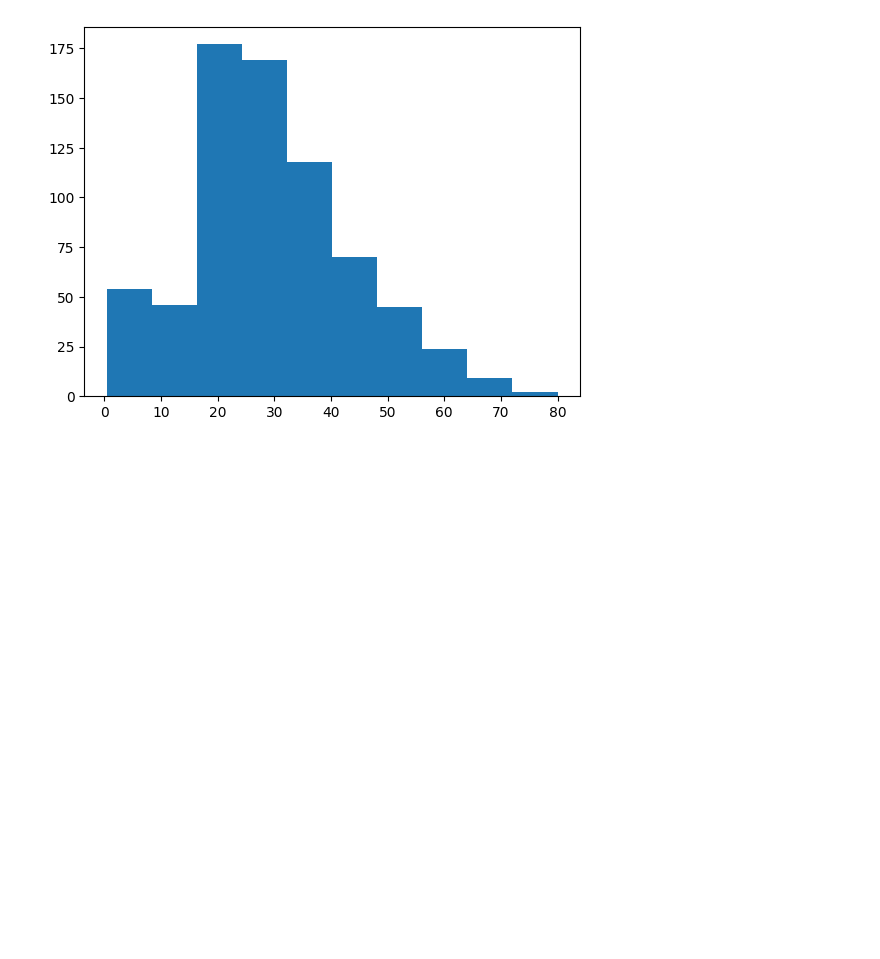
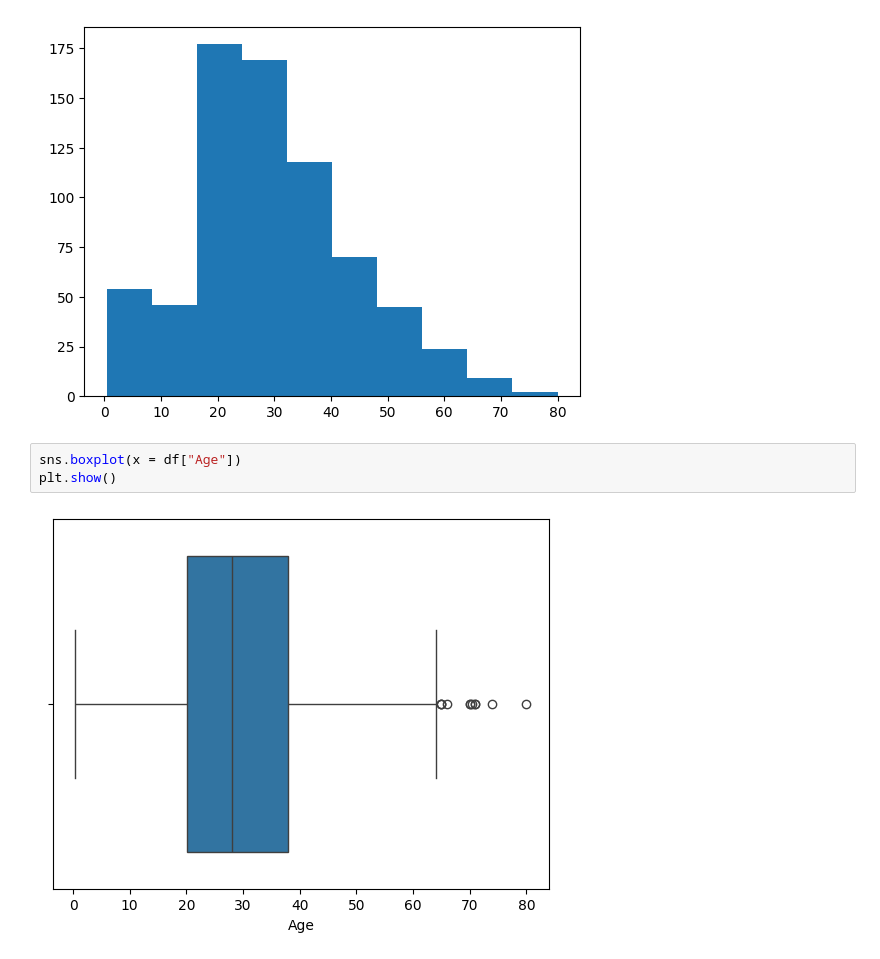
Before and after one commit to pavithramg11/PythonPlay, a Jupyter notebook: day9/revision.ipynb, the cells around one changed output. Cells and saved outputs as stored; diff of their text form; blank space fills up the shorter version.

```diff
--- a/day9/revision.ipynb
+++ b/day9/revision.ipynb
@@ -82,3 +82,8 @@ plt.hist(df["Age"])
         64.084, 72.042, 80.   ]),
  <BarContainer object of 10 artists>)
 [figure]
+# %%
+sns.boxplot(x = df["Age"])
+plt.show()
+# %% [output]
+[figure, added]
```
Also changed, not shown: parts of 2 cells of this notebook.
